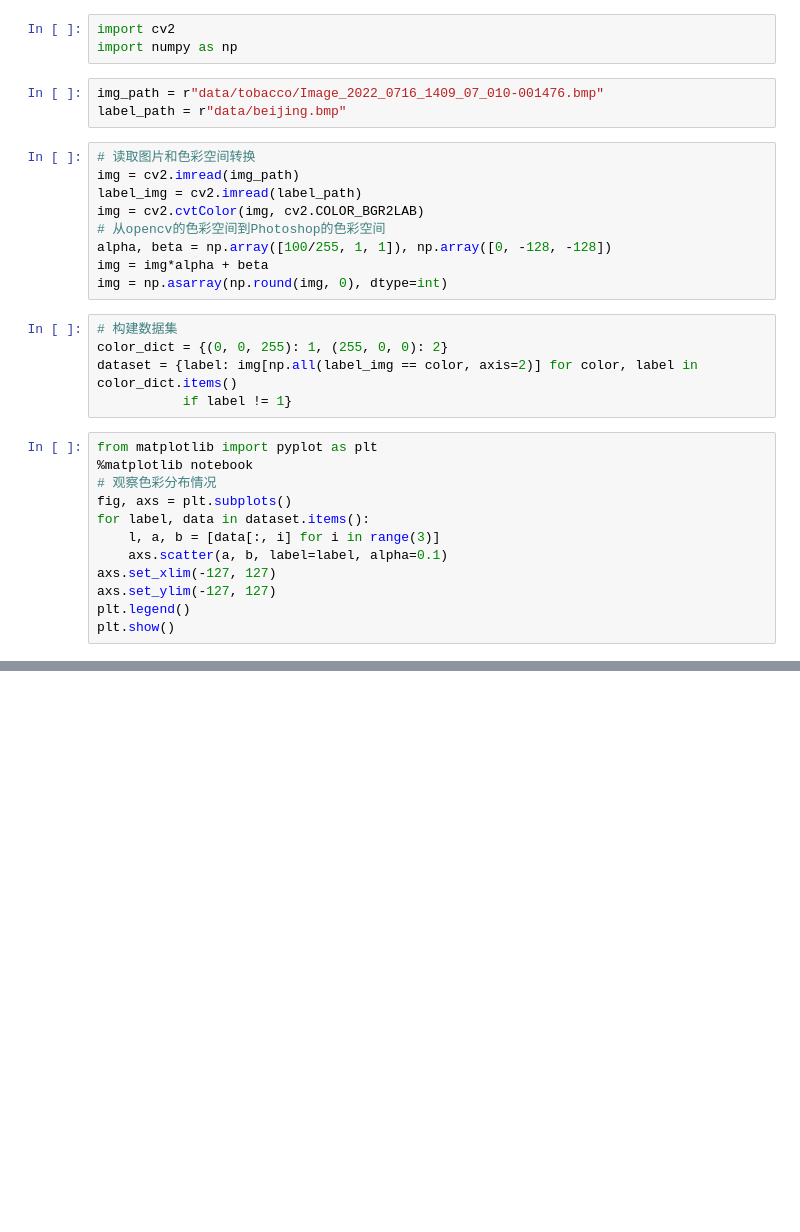
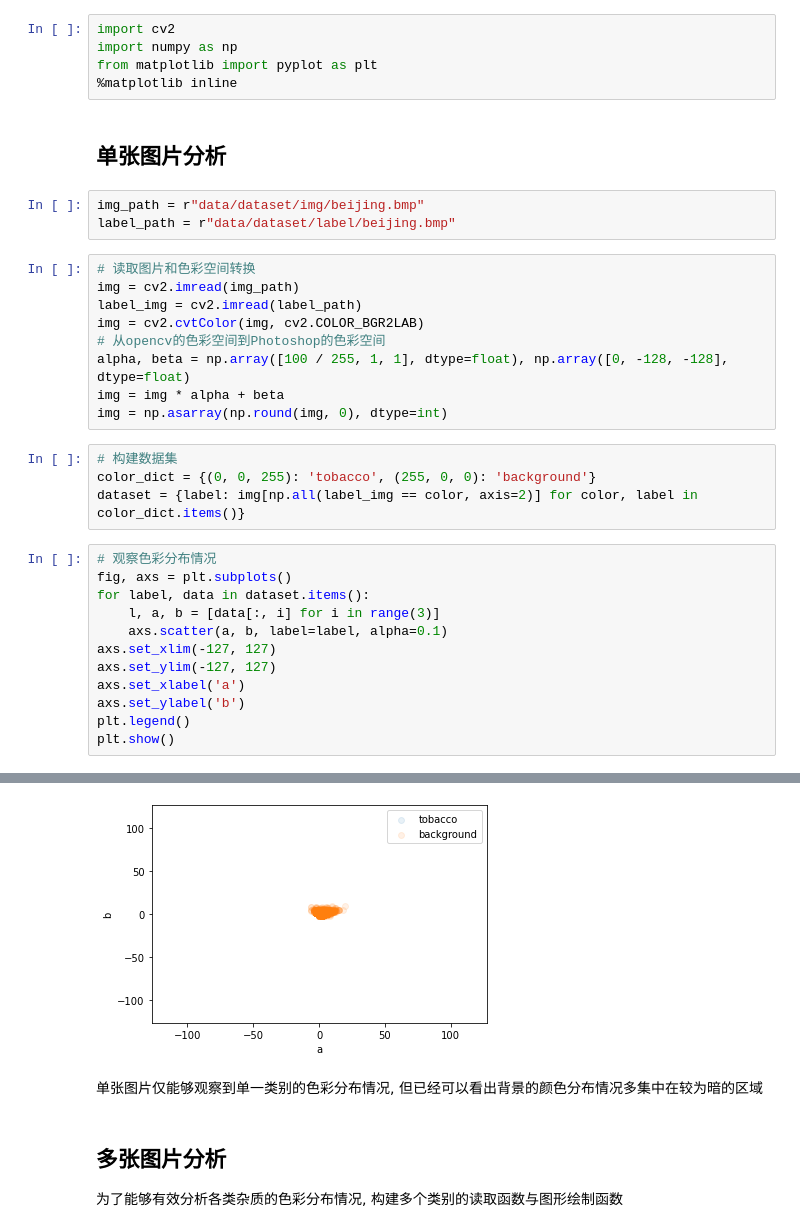
Before and after one commit to FEIJINTI/tobacco_color, a Jupyter notebook: 01_dataset.ipynb, the cells around one changed output, grey strips where cells are left out. Drawn from its saved outputs; the diff is of its cells as text; blank space fills up the shorter version.

```diff
--- a/01_dataset.ipynb
+++ b/01_dataset.ipynb
@@ -3,26 +3,27 @@
 # %%
 import cv2
 import numpy as np
+from matplotlib import pyplot as plt
+%matplotlib inline
+# %% [markdown]
+## 单张图片分析
 # %%
-img_path = r"data/tobacco/Image_2022_0716_1409_07_010-001476.bmp"
-label_path = r"data/beijing.bmp"
+img_path = r"data/dataset/img/beijing.bmp"
+label_path = r"data/dataset/label/beijing.bmp"
 # %%
 # 读取图片和色彩空间转换
 img = cv2.imread(img_path)
 label_img = cv2.imread(label_path)
 img = cv2.cvtColor(img, cv2.COLOR_BGR2LAB)
 # 从opencv的色彩空间到Photoshop的色彩空间
-alpha, beta = np.array([100/255, 1, 1]), np.array([0, -128, -128])
-img = img*alpha + beta
+alpha, beta = np.array([100 / 255, 1, 1], dtype=float), np.array([0, -128, -128], dtype=float)
+img = img * alpha + beta
 img = np.asarray(np.round(img, 0), dtype=int)
 # %%
 # 构建数据集
-color_dict = {(0, 0, 255): 1, (255, 0, 0): 2}
-dataset = {label: img[np.all(label_img == color, axis=2)] for color, label in color_dict.items()
-           if label != 1}
+color_dict = {(0, 0, 255): 'tobacco', (255, 0, 0): 'background'}
+dataset = {label: img[np.all(label_img == color, axis=2)] for color, label in color_dict.items()}
 # %%
-from matplotlib import pyplot as plt
-%matplotlib notebook
 # 观察色彩分布情况
 fig, axs = plt.subplots()
 for label, data in dataset.items():
@@ -30,6 +31,8 @@ for label, data in dataset.items():
     axs.scatter(a, b, label=label, alpha=0.1)
 axs.set_xlim(-127, 127)
 axs.set_ylim(-127, 127)
+axs.set_xlabel('a')
+axs.set_ylabel('b')
 plt.legend()
 plt.show()
 # %% [output]
@@ -38 +39,7 @@ plt.show()
+[figure, added]
+# %% [markdown]
+单张图片仅能够观察到单一类别的色彩分布情况, 但已经可以看出背景的颜色分布情况多集中在较为暗的区域
+# %% [markdown]
+## 多张图片分析
+为了能够有效分析各类杂质的色彩分布情况, 构建多个类别的读取函数与图形绘制函数
 # %%
```
Also changed, not shown: parts of 11 cells of this notebook, 4 other files.
